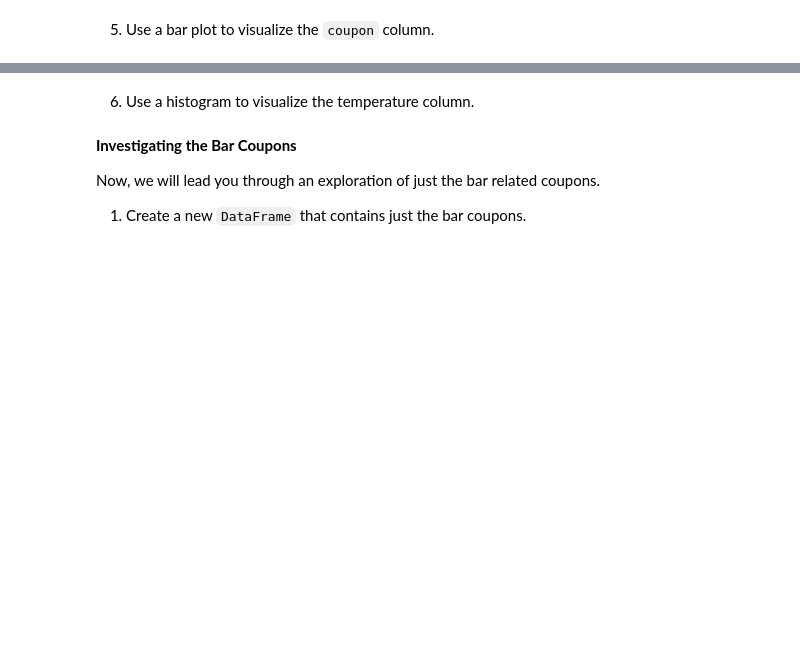
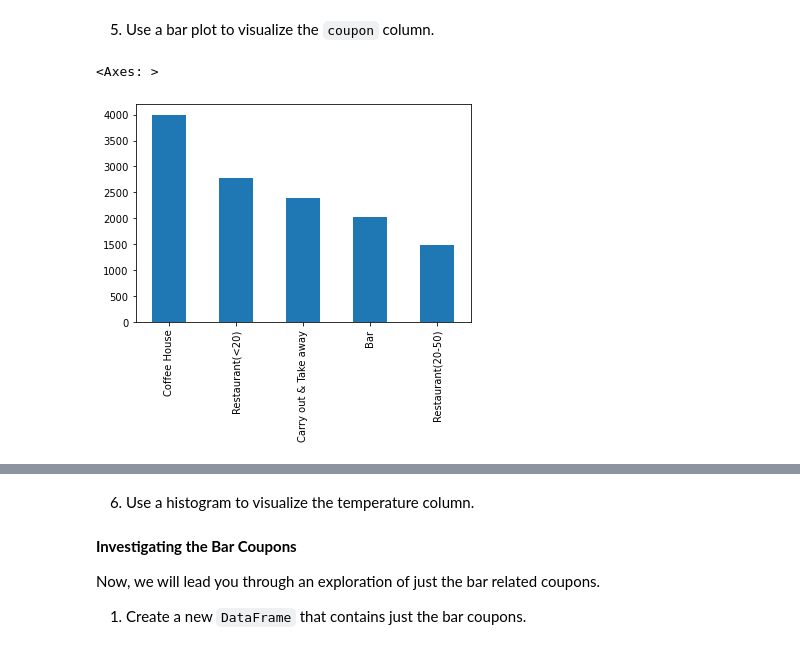
Before and after one commit to spiderweb2828/AIML-Assignment1, a Jupyter notebook: prompt.ipynb, the cells around one changed output, grey strips where cells are left out. Drawn from its saved outputs; the diff is of its cells as text; code cells hidden in the pictures; blank space fills up the shorter version.

```diff
--- a/prompt.ipynb
+++ b/prompt.ipynb
@@ -192,2 +269,8 @@ tmp_dataset.query( 'Bar.isnull()', engine='python')
 # %% [markdown]
 5. Use a bar plot to visualize the `coupon` column.
+# %%
+# print(tmp_dataset['coupon'])
+tmp_dataset['coupon'].value_counts().plot(kind="bar")
+# %% [output]
+<Axes: >
+[figure, added]
```
Also changed, not shown: parts of 14 cells of this notebook.
